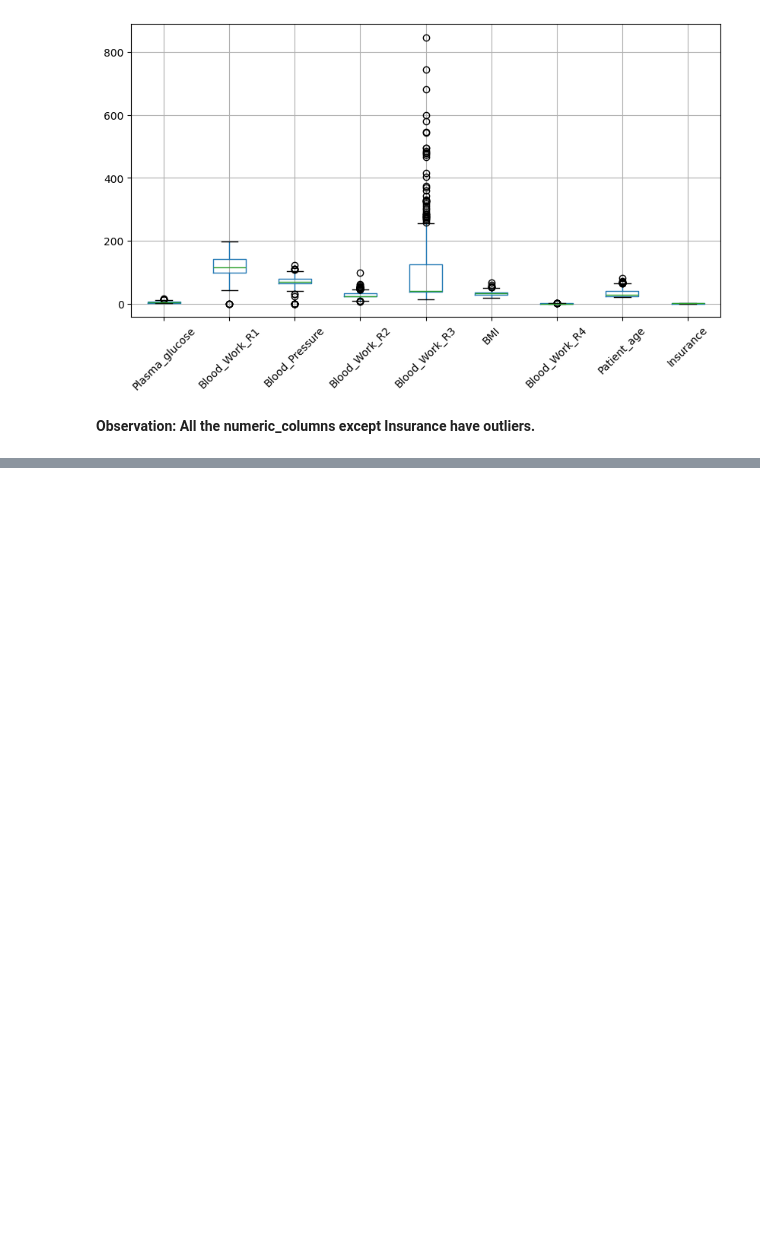
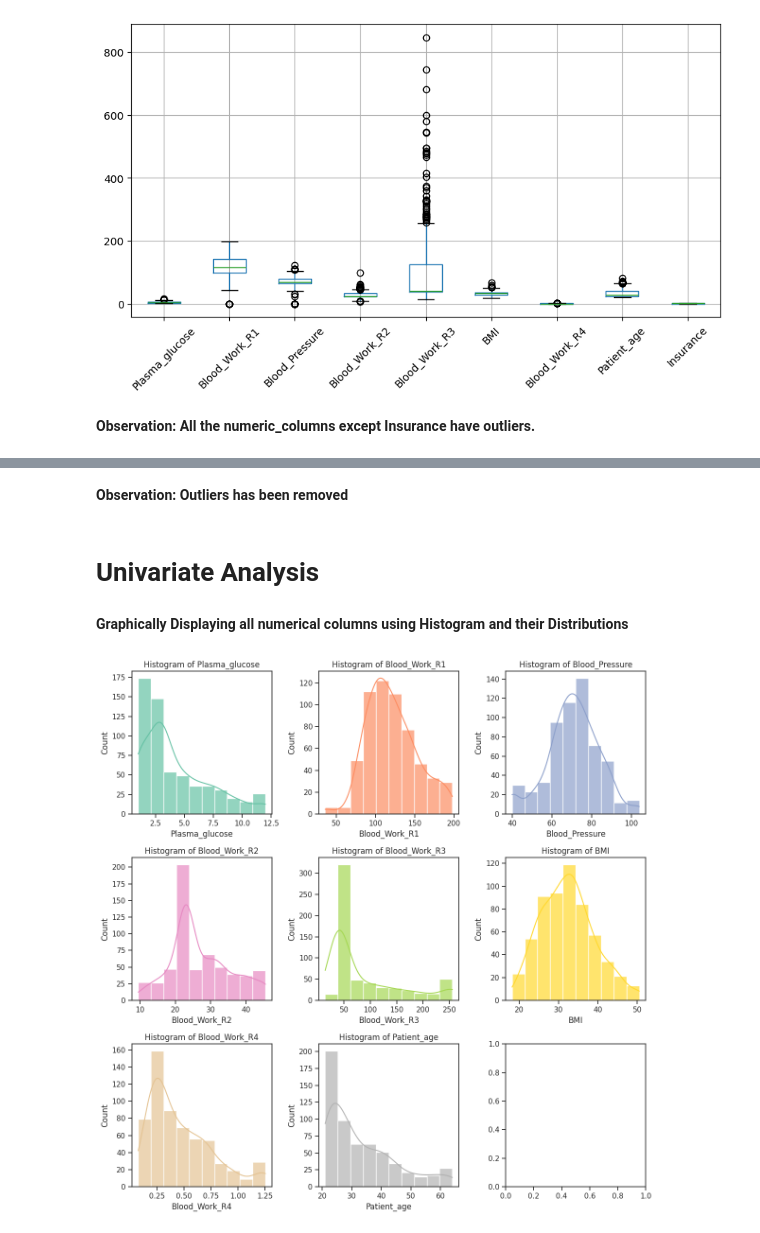
Before and after one commit to sparkysparo/Machine-Learning-for-Early-Prediction-Detection-and-Monitoring-of-Sepsis-in-A-E-and-ICU, a Jupyter notebook: Project_MSC_Machine_Learning_for_Early_Prediction,Detection_and_Monitoring_of_Sepsis_in_A&E_and_ICU_Settings.ipynb, the cells around one changed output, grey strips where cells are left out. Saved outputs shown, nothing was run; the diff lists cells and outputs as text; code cells hidden in the pictures; blank space fills up the shorter version.

```diff
--- a/Project_MSC_Machine_Learning_for_Early_Prediction,Detection_and_Monitoring_of_Sepsis_in_A&E_and_ICU_Settings.ipynb
+++ b/Project_MSC_Machine_Learning_for_Early_Prediction,Detection_and_Monitoring_of_Sepsis_in_A&E_and_ICU_Settings.ipynb
@@ -461,0 +464,9 @@ plt.show()
+# %%
+numeric_columns = train_data.select_dtypes(include=[np.number]).columns
+num_data = train_data[numeric_columns]
+
+Q1 = num_data.quantile(0.25)
+Q3 = num_data.quantile(0.75)
+IQR = Q3-Q1
+IQR
+((num_data< (Q1-1.5 * IQR)) | (num_data > (Q3 + 1.5 * IQR))).any()
@@ -461,0 +529,33 @@ plt.show()
+# %% [markdown]
+**Observation: Outliers has been removed**
+# %% [markdown]
+ # **Univariate Analysis**
+# %% [markdown]
+**Graphically Displaying all numerical columns using Histogram and their Distributions**
+# %%
+# Set the style for the plot
+sns.set(style="ticks", color_codes=True)
+
+# Create a grid of 3 by 3 subplots
+fig, axes = plt.subplots(3, 3, figsize=(12, 12))
+
+# Flatten the axes array
+axes = axes.flatten()
+
+# Generate a unique color for each numerical feature
+colors = sns.color_palette("Set2", len(numerical_features))
+
+# Plot histograms for each numerical column with its respective color
+for i, col in enumerate(numerical_features):
+    sns.histplot(data=train_data, x=col, kde=True, bins=10, ax=axes[i], color=colors[i], alpha=0.7)
+    axes[i].set_title(f'Histogram of {col}')
+    axes[i].set_xlabel(col)
+    axes[i].set_ylabel('Count')
+
+# Adjust the spacing between subplots
+plt.tight_layout()
+
+# Display the plot
+plt.show()
+# %% [output]
+[figure, added]
```
Also changed, not shown: parts of 12 cells of this notebook.
